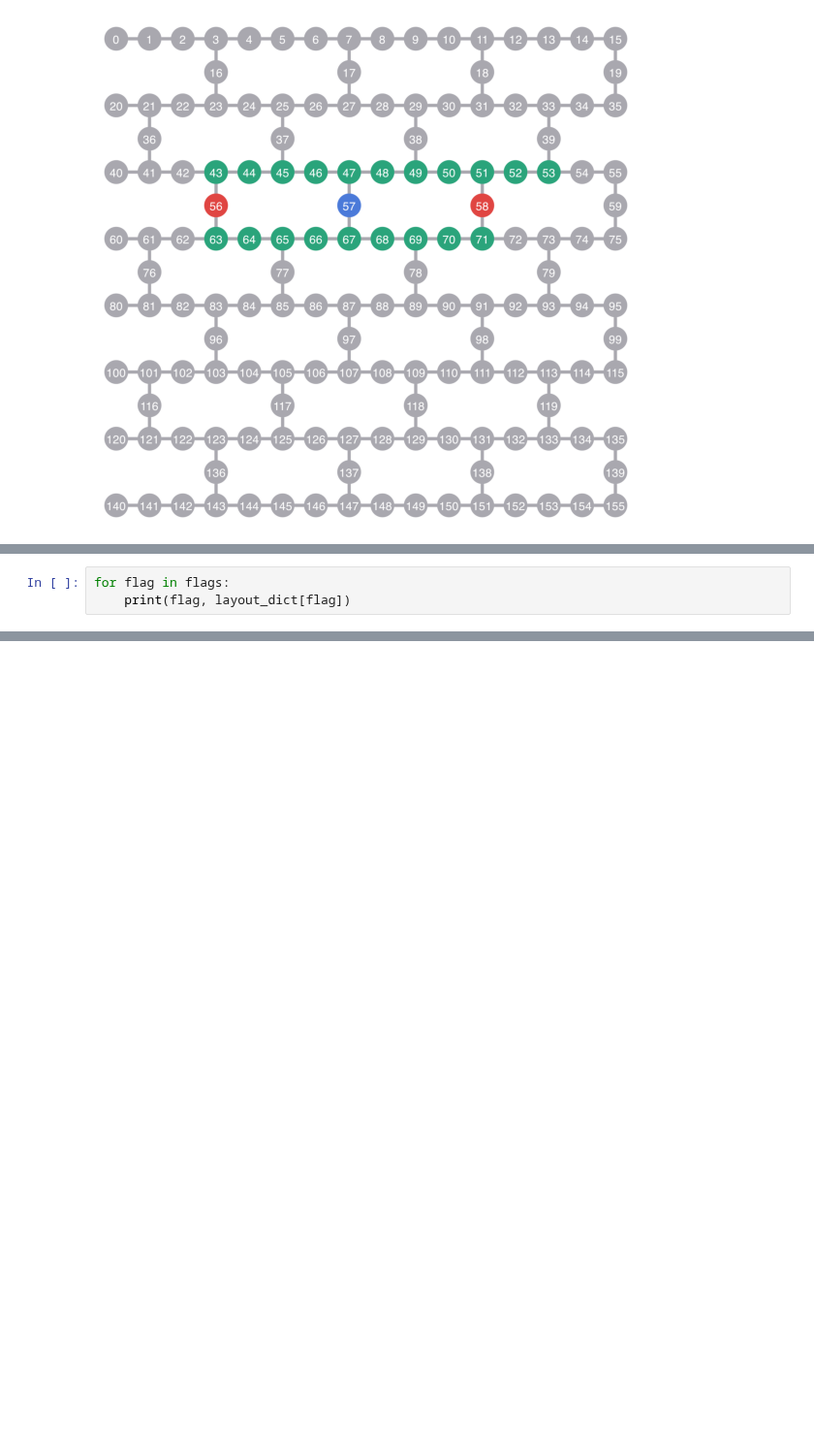
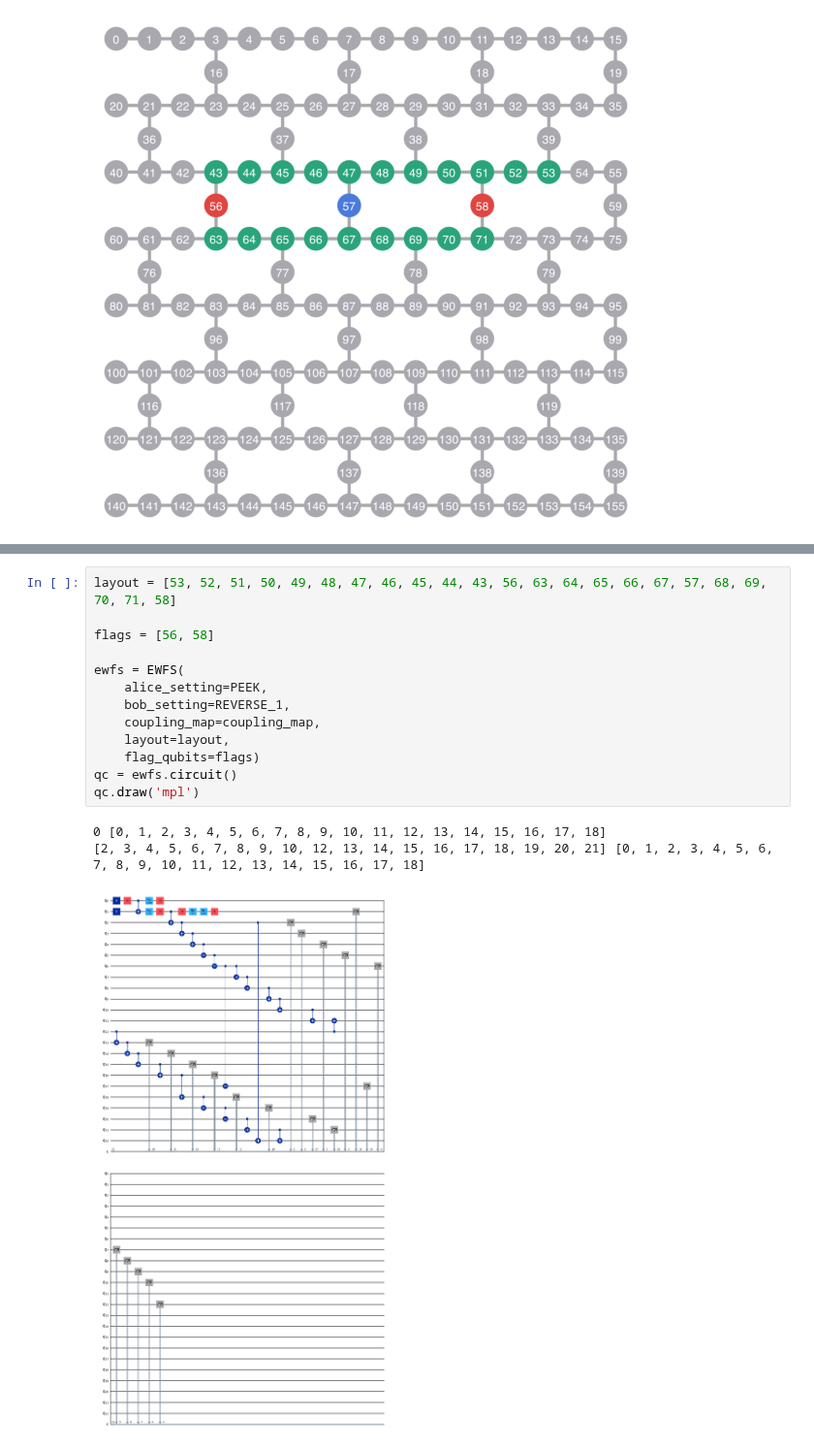
Before and after one commit to unitaryfoundation/wigners_friend, a Jupyter notebook: hardware_runs.ipynb, the cells around one changed output, grey strips where cells are left out. Shown at 97% size. Drawn from its saved outputs; the diff is of its cells as text; blank space fills up the shorter version.

```diff
--- a/hardware_runs.ipynb
+++ b/hardware_runs.ipynb
@@ -235,3 +239,0 @@ qc.draw("mpl")
-# %%
-for flag in flags:
-    print(flag, layout_dict[flag])
@@ -240,0 +466,17 @@ for flag in flags:
+# %%
+layout = [53, 52, 51, 50, 49, 48, 47, 46, 45, 44, 43, 56, 63, 64, 65, 66, 67, 57, 68, 69, 70, 71, 58]
+
+flags = [56, 58]
+
+ewfs = EWFS(
+    alice_setting=PEEK,
+    bob_setting=REVERSE_1,
+    coupling_map=coupling_map,
+    layout=layout,
+    flag_qubits=flags)
+qc = ewfs.circuit()
+qc.draw('mpl')
+# %% [output]
+0 [0, 1, 2, 3, 4, 5, 6, 7, 8, 9, 10, 11, 12, 13, 14, 15, 16, 17, 18]
+[2, 3, 4, 5, 6, 7, 8, 9, 10, 12, 13, 14, 15, 16, 17, 18, 19, 20, 21] [0, 1, 2, 3, 4, 5, 6, 7, 8, 9, 10, 11, 12, 13, 14, 15, 16, 17, 18]
+[figure, added]
```
Also changed, not shown: parts of 3 cells of this notebook.
